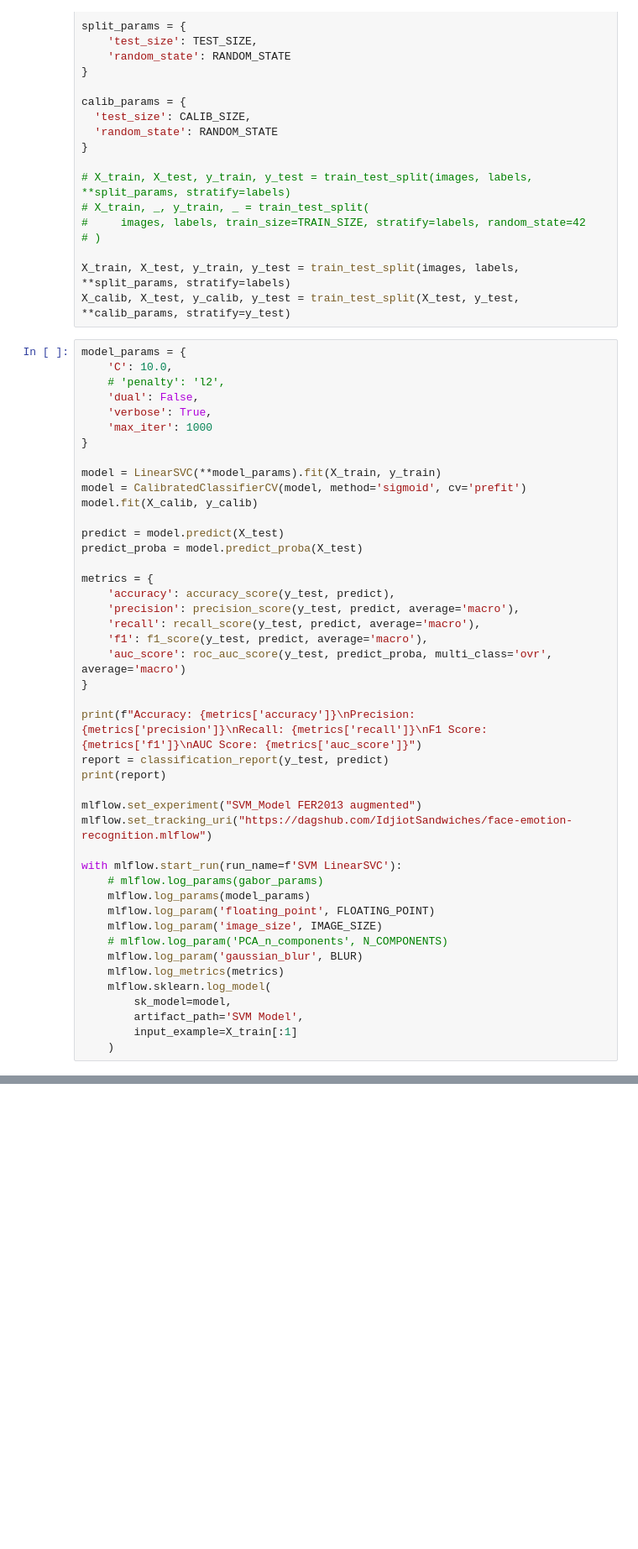
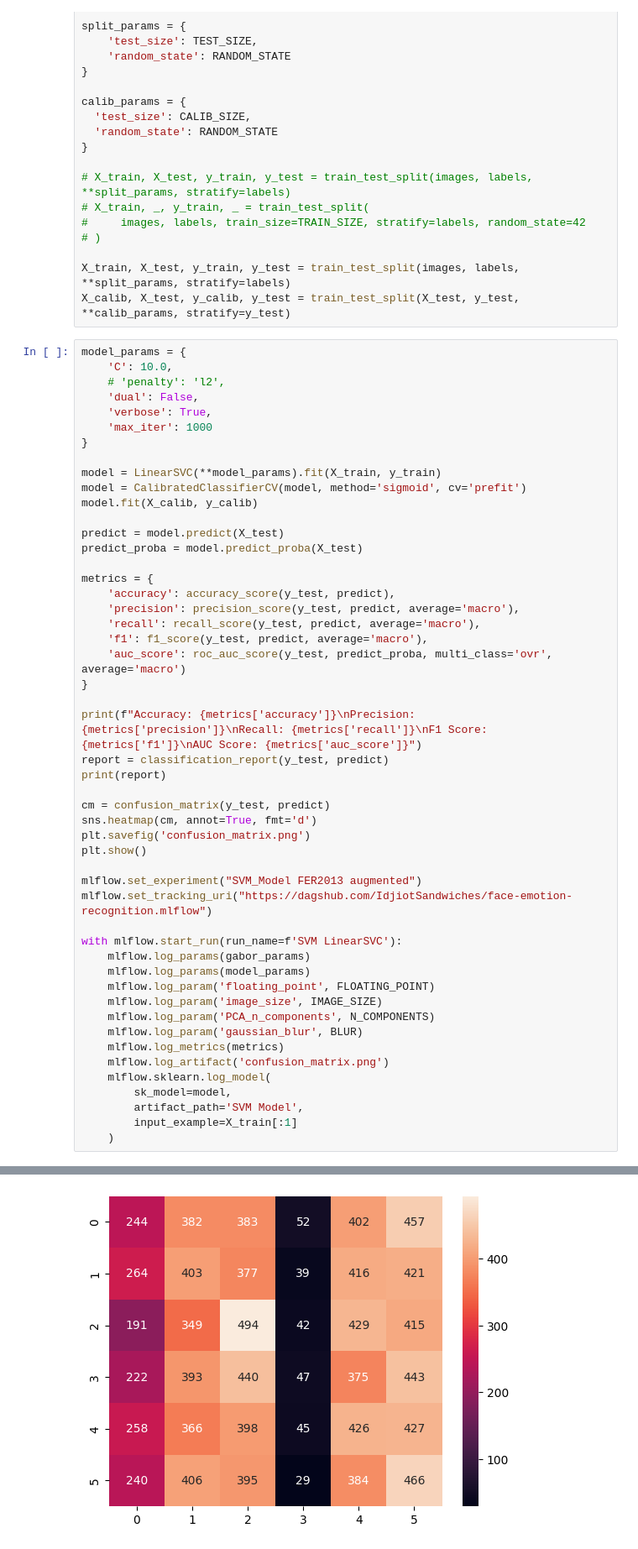
Before and after one commit to IdjiotSandwiches/face-emotion-recognition, a Jupyter notebook: machine-learning/svm-model.ipynb, the cells around one changed output, grey strips where cells are left out. Shown at 84% size. Saved outputs shown, nothing was run; the diff lists cells and outputs as text; blank space fills up the shorter version.

```diff
--- a/machine-learning/svm-model.ipynb
+++ b/machine-learning/svm-model.ipynb
@@ -152,37 +153,44 @@ print(f"Accuracy: {metrics['accuracy']}\nPrecision: {metrics['precision']}\nReca
 report = classification_report(y_test, predict)
 print(report)
 
+cm = confusion_matrix(y_test, predict)
+sns.heatmap(cm, annot=True, fmt='d')
+plt.savefig('confusion_matrix.png')
+plt.show()
+
 mlflow.set_experiment("SVM_Model FER2013 augmented")
 mlflow.set_tracking_uri("https://dagshub.com/IdjiotSandwiches/face-emotion-recognition.mlflow")
 
 with mlflow.start_run(run_name=f'SVM LinearSVC'):
-    # mlflow.log_params(gabor_params)
+    mlflow.log_params(gabor_params)
     mlflow.log_params(model_params)
     mlflow.log_param('floating_point', FLOATING_POINT)
     mlflow.log_param('image_size', IMAGE_SIZE)
-    # mlflow.log_param('PCA_n_components', N_COMPONENTS)
+    mlflow.log_param('PCA_n_components', N_COMPONENTS)
     mlflow.log_param('gaussian_blur', BLUR)
     mlflow.log_metrics(metrics)
+    mlflow.log_artifact('confusion_matrix.png')
     mlflow.sklearn.log_model(
         sk_model=model,
         artifact_path='SVM Model',
         input_example=X_train[:1]
     )
 # %% [output]
 [LibLinear]Accuracy: 0.18055555555555555
 Precision: 0.18055602137920412
 Recall: 0.18055555555555555
 F1 Score: 0.16754523110195838
 AUC Score: 0.5261662507233796
               precision    recall  f1-score   support
 
        angry       0.17      0.13      0.15      1920
         fear       0.18      0.21      0.19      1920
        happy       0.20      0.26      0.22      1920
      neutral       0.19      0.02      0.04      1920
          sad       0.18      0.22      0.20      1920
     surprise       0.18      0.24      0.20      1920
 
     accuracy                           0.18     11520
    macro avg       0.18      0.18      0.17     11520
 weighted avg       0.18      0.18      0.17     11520
+[figure, added]
```
Also changed, not shown: parts of 2 cells of this notebook, 1 other file.
